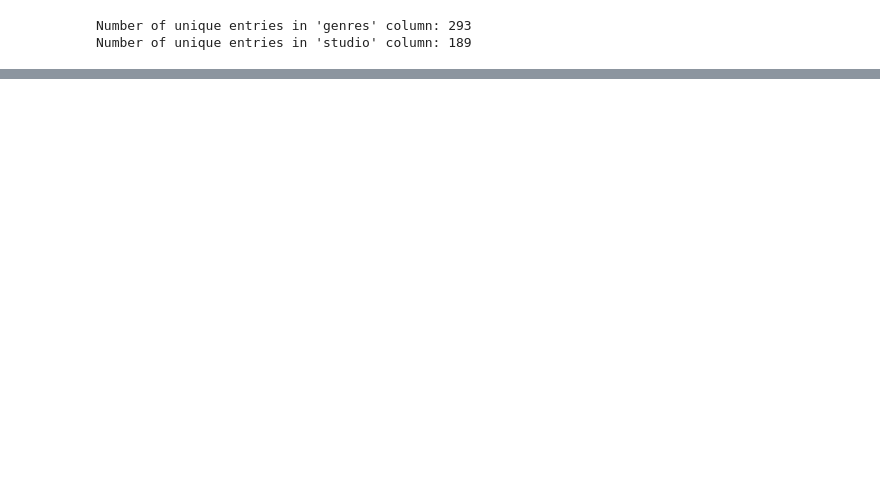
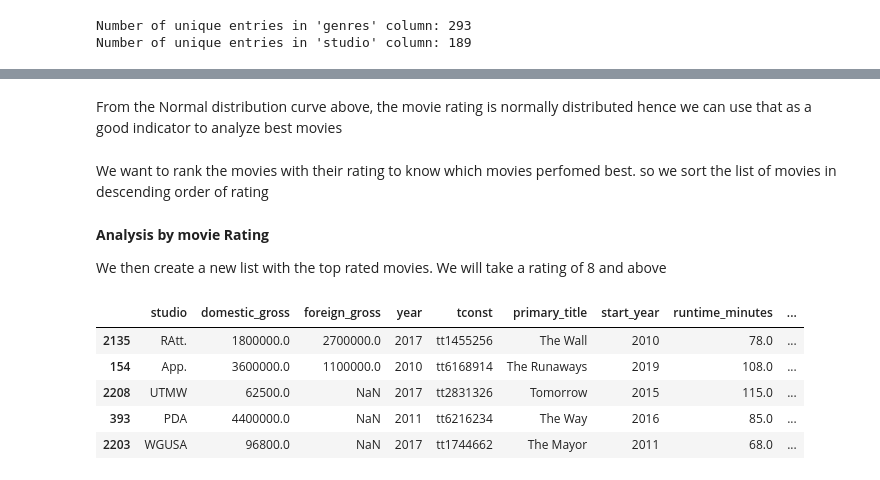
Before and after one commit to vmicheni123/dsc-dictionaries-lab, a Jupyter notebook: Valerian_Project.ipynb, the cells around one changed output, grey strips where cells are left out. Saved outputs shown, nothing was run; the diff lists cells and outputs as text; code cells hidden in the pictures; blank space fills up the shorter version.

```diff
--- a/Valerian_Project.ipynb
+++ b/Valerian_Project.ipynb
@@ -208,0 +253,19 @@ Number of unique entries in 'studio' column: 189
+# %% [markdown]
+From the Normal distribution curve above, the movie rating is normally distributed hence we can use that as a good indicator to analyze best movies
+# %% [markdown]
+We want to rank the movies with their rating to know which movies perfomed best. so we sort the list of movies in descending order of rating
+# %% [markdown]
+**Analysis by movie Rating**
+
+We then create a new list with the top rated movies. We will take a rating of 8 and above
+# %%
+#Sorting the movies by rating so as to pick the top rated movies
+Sorted_movies_list = df.sort_values(by='averagerating', ascending=False)
+Sorted_movies_list.head()
+# %% [output]
+|  | studio | domestic_gross | foreign_gross | year | tconst | primary_title | start_year | runtime_minutes | ... |
+| 2135 | RAtt. | 1800000.0 | 2700000.0 | 2017 | tt1455256 | The Wall | 2010 | 78.0 | ... |
+| 154 | App. | 3600000.0 | 1100000.0 | 2010 | tt6168914 | The Runaways | 2019 | 108.0 | ... |
+| 2208 | UTMW | 62500.0 | NaN | 2017 | tt2831326 | Tomorrow | 2015 | 115.0 | ... |
+| 393 | PDA | 4400000.0 | NaN | 2011 | tt6216234 | The Way | 2016 | 85.0 | ... |
+| 2203 | WGUSA | 96800.0 | NaN | 2017 | tt1744662 | The Mayor | 2011 | 68.0 | ... |
```
Also changed, not shown: parts of 23 cells of this notebook.
